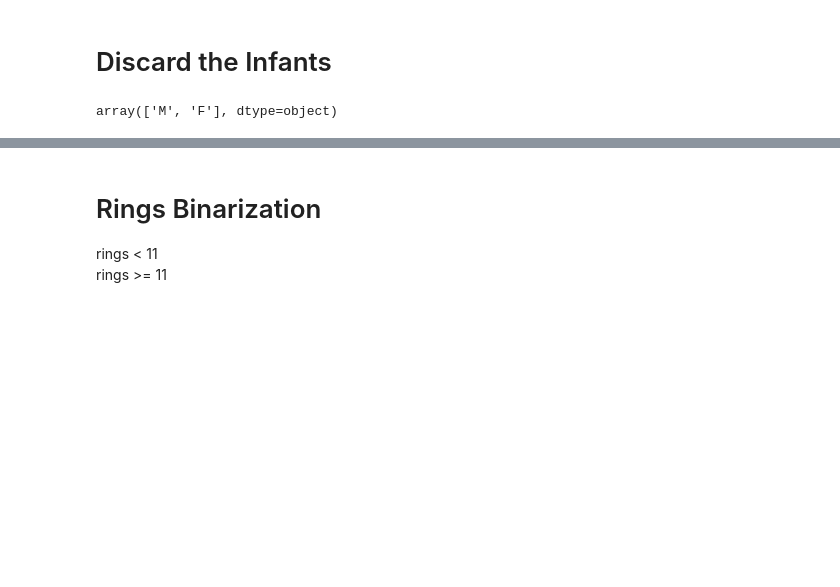
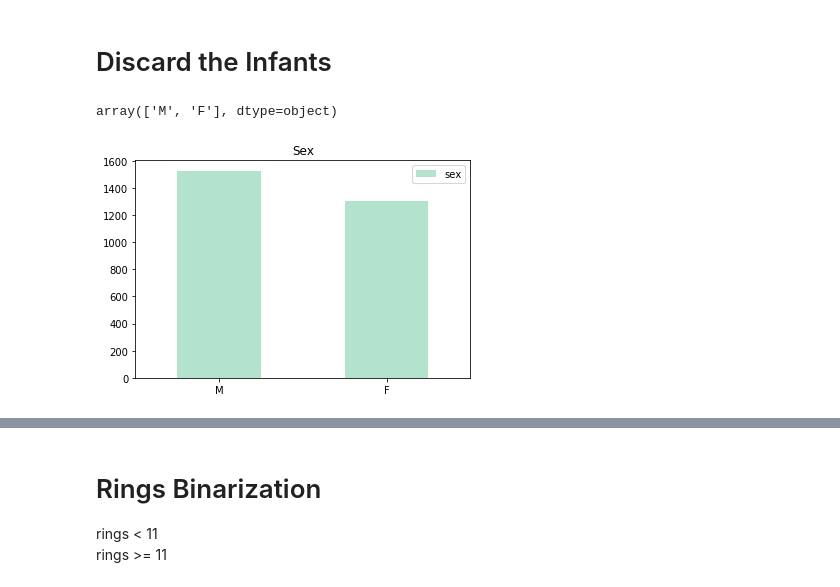
Before and after one commit to federikovi/420AA-DataMining, a Jupyter notebook: 3_Abalone_Classification/3_Abalone_Classification.ipynb, the cells around one changed output, grey strips where cells are left out. Cells and saved outputs as stored; diff of their text form; code cells hidden in the pictures; blank space fills up the shorter version.

```diff
--- a/3_Abalone_Classification/3_Abalone_Classification.ipynb
+++ b/3_Abalone_Classification/3_Abalone_Classification.ipynb
@@ -138,3 +166,9 @@ abalone_data_mf = abalone_data[abalone_data.sex != 'I']
 abalone_data_mf['sex'].unique()
 # %% [output]
 array(['M', 'F'], dtype=object)
+# %%
+abalone_data_mf['sex'].value_counts().plot(kind='bar', title='Sex', legend=True, style=None, colormap="Pastel2")
+plt.xticks(rotation=0)
+plt.show()
+# %% [output]
+[figure, added]
```
Also changed, not shown: parts of 80 cells of this notebook.
